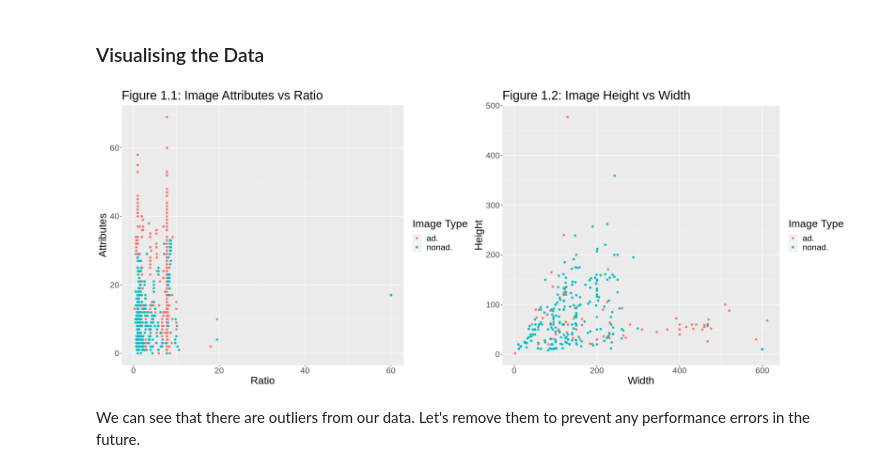
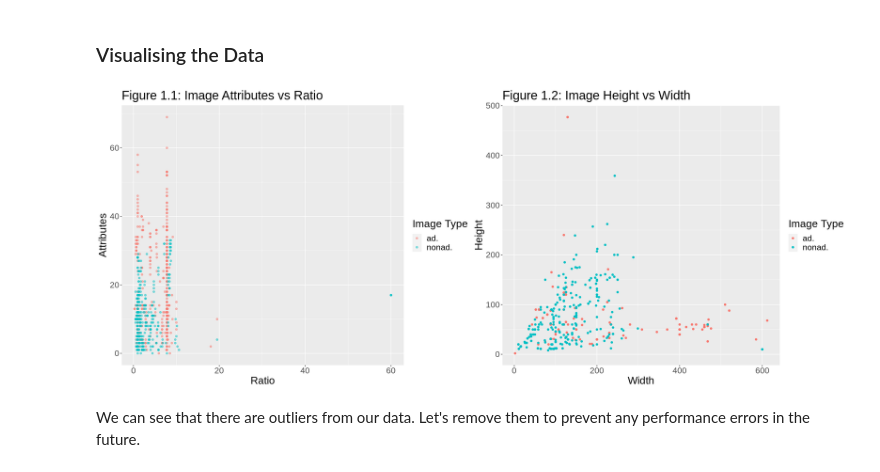
Before and after one commit to msamanthaf/Ad_Classification_DSCI, a Jupyter notebook: Final_Project_Ad_Classification.ipynb, the cells around one changed output. Drawn from its saved outputs; the diff is of its cells as text; code cells hidden in the pictures.

```diff
--- a/Final_Project_Ad_Classification.ipynb
+++ b/Final_Project_Ad_Classification.ipynb
@@ -104,31 +122,31 @@ ad_factored <- ad_filtered |>
 # %%
 # Set plot size
 options(repr.plot.width = 20, repr.plot.height = 8)
 
 # Plot to see the relationship between image ratio and attributes to type
 ad_plot_ar  <- ad_factored |>
                ggplot(aes(x = Ratio, y = Attributes, color = Type)) +
-               geom_point()  +
+               geom_point(alpha = 0.5)  +
                xlab("Ratio") +
                ylab("Attributes") +
                labs(colour = "Image Type") +
                ggtitle("Figure 1.1: Image Attributes vs Ratio")+
                theme(text = element_text(size=20))
 
 # Plot to see the relationship between image width and height to type
 ad_plot_hw  <- ad_factored |>
                ggplot(aes(x = Width, y = Height, color = Type)) +
                geom_point()  +
                xlab("Width") +
                ylab("Height") +
                labs(colour = "Image Type") +
                ggtitle("Figure 1.2: Image Height vs Width")+
                theme(text = element_text(size=20))
 
 # Place plots next to each other
 plot_grid(ad_plot_ar, ad_plot_hw, ncol = 2)
 # %% [output]
-[figure, old version]
+[figure, new version]
 # %% [markdown]
 We can see that there are outliers from our data. Let's remove them to prevent any performance errors in the future.
 # %%
```
Also changed, not shown: parts of 5 cells of this notebook.
